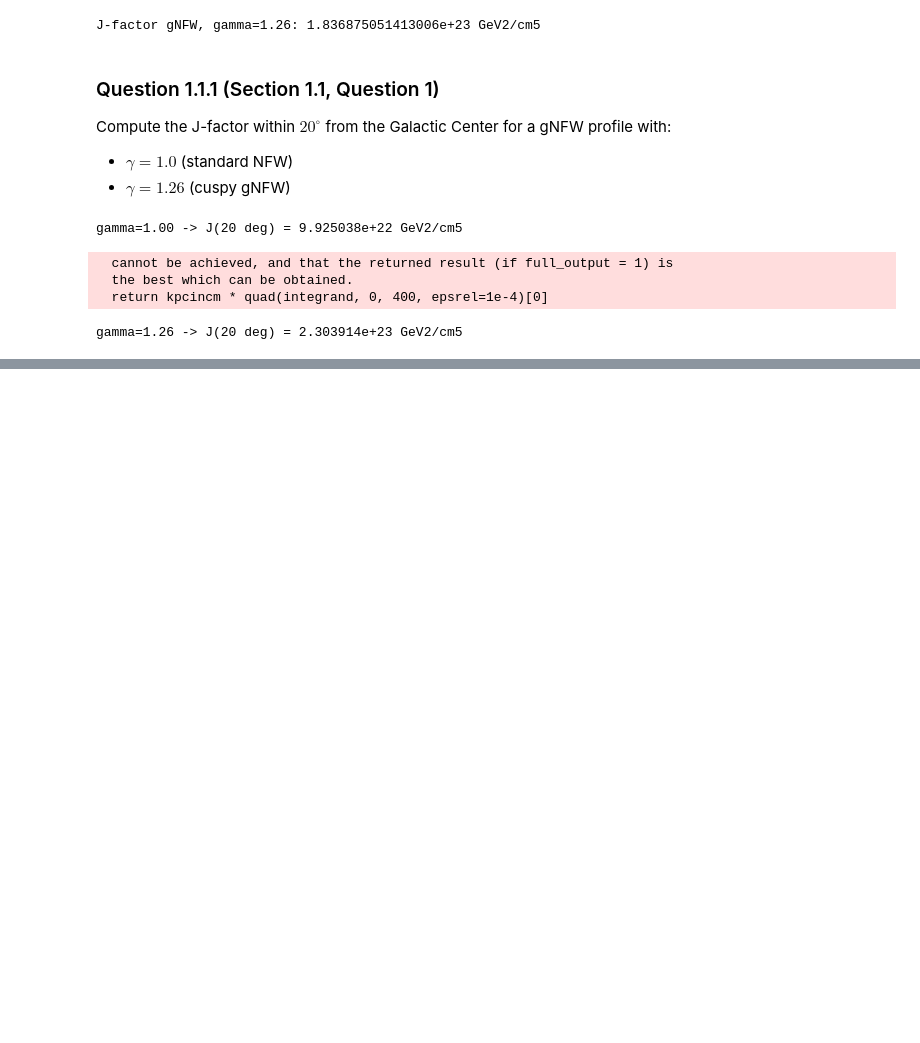
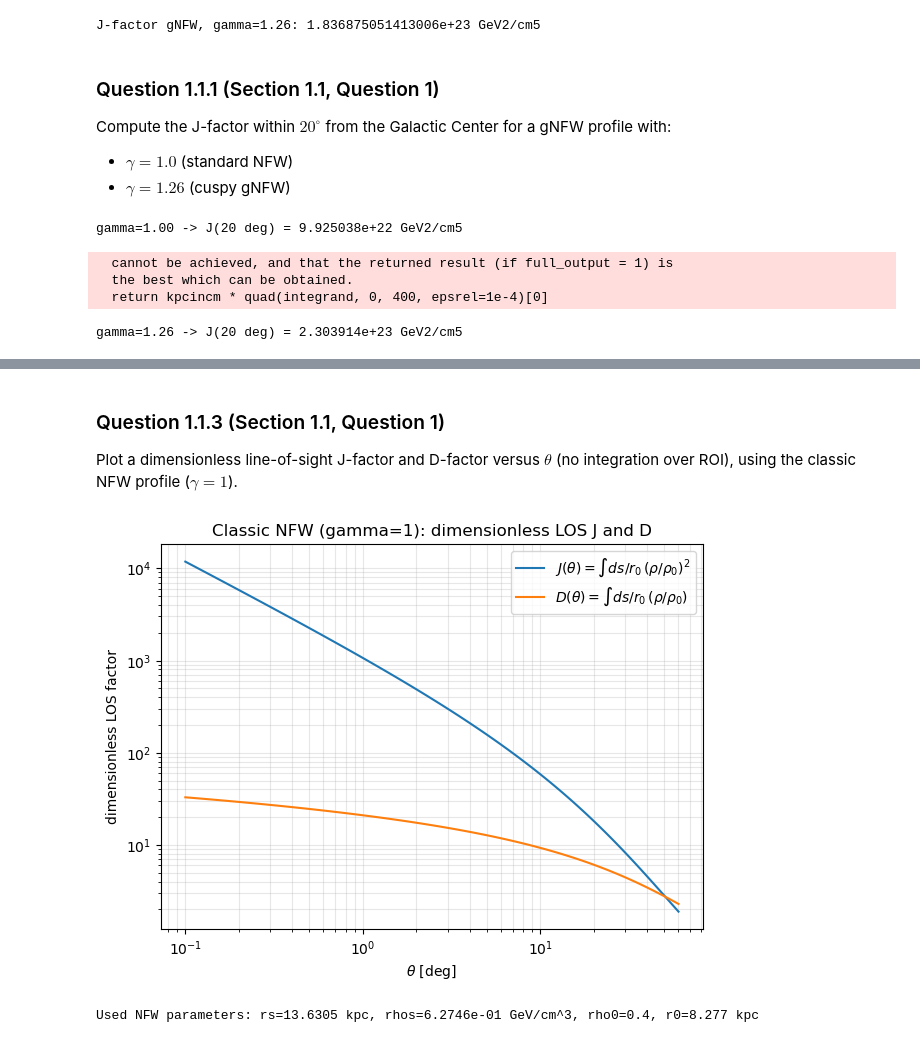
Before and after one commit to baltabaygal/GGI_School_DM_2026-main, a Jupyter notebook: Jfact.ipynb, the cells around one changed output, grey strips where cells are left out. Drawn from its saved outputs; the diff is of its cells as text; code cells hidden in the pictures; blank space fills up the shorter version.

```diff
--- a/Jfact.ipynb
+++ b/Jfact.ipynb
@@ -114,0 +150,50 @@ gamma=1.26 -> J(20 deg) = 2.303914e+23 GeV2/cm5
+# %% [markdown]
+### Question 1.1.3 (Section 1.1, Question 1)
+Plot a dimensionless line-of-sight J-factor and D-factor versus $\theta$ (no integration over ROI), using the classic NFW profile ($\gamma=1$).
+# %%
+# Solution 1.1.3
+import matplotlib.pyplot as plt
+
+# Dimensionless LOS factors (professor's convention)
+# J(theta) = ∫ (ds/r0) * (rho/rho0)^2
+# D(theta) = ∫ (ds/r0) * (rho/rho0)
+rho0 = 0.4   # GeV/cm^3
+r0 = rSun    # kpc (use r0 = 8.277 if your class convention explicitly asks it)
+
+def J_theta_dim(theta, rho_func, rhos, rs, *args, D=rSun, r0=r0, rho0=rho0):
+    def integrand(s):
+        r = np.sqrt(D**2 + s**2 - 2*s*D*np.cos(theta))
+        return (rho_func(r, rhos, rs, *args) / rho0)**2 / r0
+    return quad(integrand, 0, 400, epsrel=1e-4)[0]
+
+def D_theta_dim(theta, rho_func, rhos, rs, *args, D=rSun, r0=r0, rho0=rho0):
+    def integrand(s):
+        r = np.sqrt(D**2 + s**2 - 2*s*D*np.cos(theta))
+        return (rho_func(r, rhos, rs, *args) / rho0) / r0
+    return quad(integrand, 0, 400, epsrel=1e-4)[0]
+
+# Classic NFW
+gamma = 1.0
+rsVal = rs(rhogNFW, gamma)
+rhosVal = rhos(rhogNFW, rsVal, gamma)
+
+theta_deg = np.logspace(-1, np.log10(60), 120)
+theta_rad = np.radians(theta_deg)
+
+J_dim = np.array([J_theta_dim(t, rhogNFW, rhosVal, rsVal, gamma) for t in theta_rad])
+D_dim = np.array([D_theta_dim(t, rhogNFW, rhosVal, rsVal, gamma) for t in theta_rad])
+
+plt.figure(figsize=(7,5))
+plt.loglog(theta_deg, J_dim, label=r'$J(\theta) = \int ds/r_0 \,(\rho/\rho_0)^2$')
+plt.loglog(theta_deg, D_dim, label=r'$D(\theta) = \int ds/r_0 \,(\rho/\rho_0)$')
+plt.xlabel(r'$\theta$ [deg]')
+plt.ylabel('dimensionless LOS factor')
+plt.title('Classic NFW (gamma=1): dimensionless LOS J and D')
+plt.grid(True, which='both', alpha=0.3)
+plt.legend()
+plt.show()
+
+print(f'Used NFW parameters: rs={rsVal:.4f} kpc, rhos={rhosVal:.4e} GeV/cm^3, rho0={rho0}, r0={r0} kpc')
+# %% [output]
+[figure, added]
+Used NFW parameters: rs=13.6305 kpc, rhos=6.2746e-01 GeV/cm^3, rho0=0.4, r0=8.277 kpc
```
Also changed, not shown: parts of 2 cells of this notebook.
